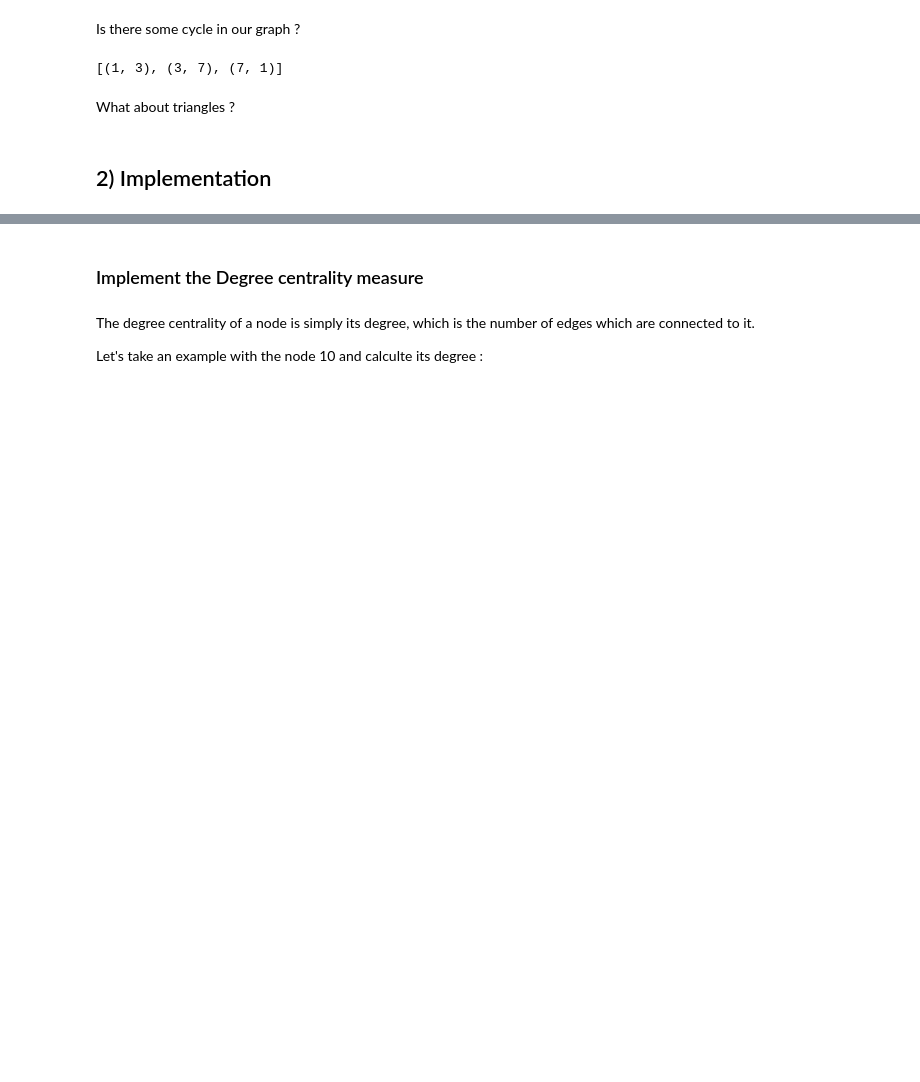
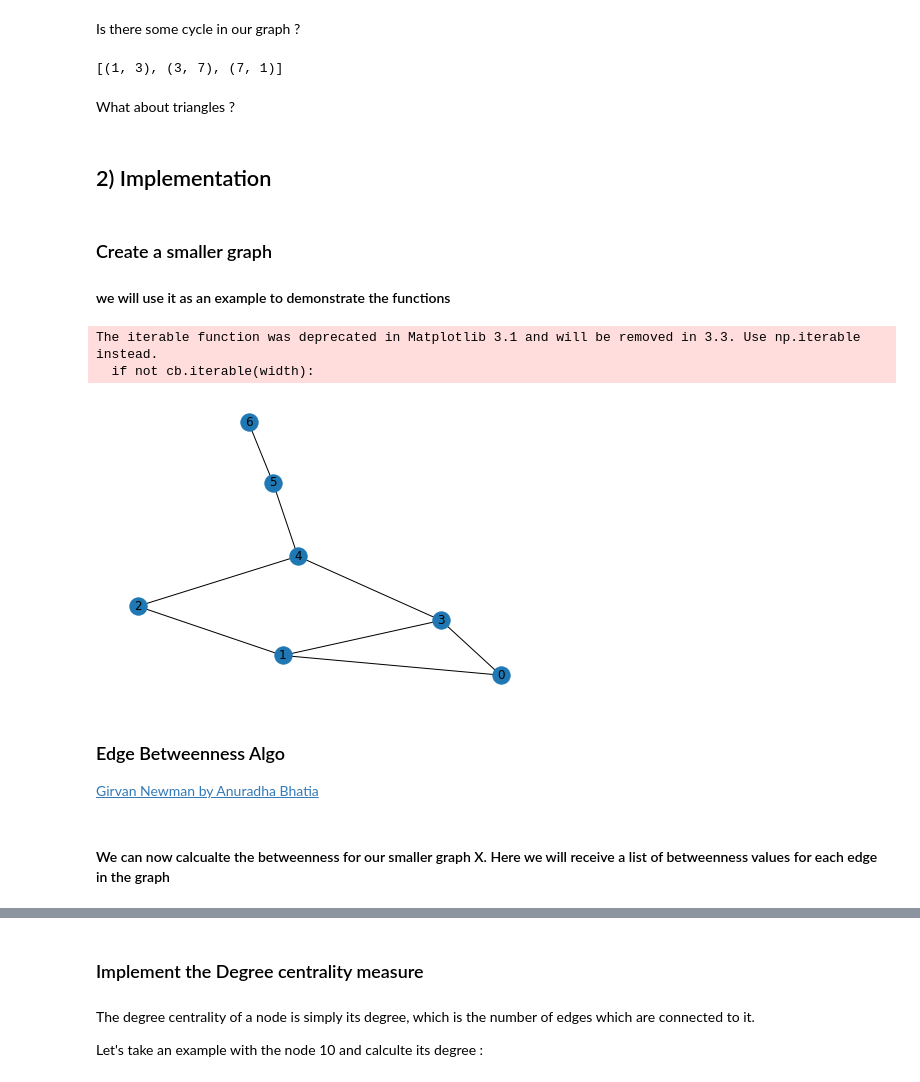
Before and after one commit to SocialMediaAnalytics2020/Project, a Jupyter notebook: Social Media Analytics Project.ipynb, the cells around one changed output, grey strips where cells are left out. Saved outputs shown, nothing was run; the diff lists cells and outputs as text; code cells hidden in the pictures; blank space fills up the shorter version.

Commit message:
Implemented Girvan Newman

```diff
--- a/Social Media Analytics Project.ipynb
+++ b/Social Media Analytics Project.ipynb
@@ -63,2 +65,18 @@ What about triangles ?
 # %% [markdown]
 ## 2) Implementation
+# %% [markdown]
+### Create a smaller graph
+#### we will use it as an example to demonstrate the functions
+# %%
+X = nx.Graph()
+X.add_edges_from([(0, 1), (0, 3), (1,3), (1,2), (3,4), (5,6), (4,5), (2,4)])
+nx.draw(X, with_labels=True)
+plt.show()
+# %% [output]
+The iterable function was deprecated in Matplotlib 3.1 and will be removed in 3.3. Use np.iterable instead.
+  if not cb.iterable(width):
+[figure, added]
+# %% [markdown]
+### Edge Betweenness Algo
+
+[Girvan Newman by Anuradha Bhatia](https://www.youtube.com/watch?v=LtQoPEKKRYM)
@@ -64,0 +158,2 @@ What about triangles ?
+# %% [markdown]
+#### We can now calcualte the betweenness for our smaller graph X. Here we will receive a list of betweenness values for each edge in the graph
```
Also changed, not shown: parts of 19 cells of this notebook.
